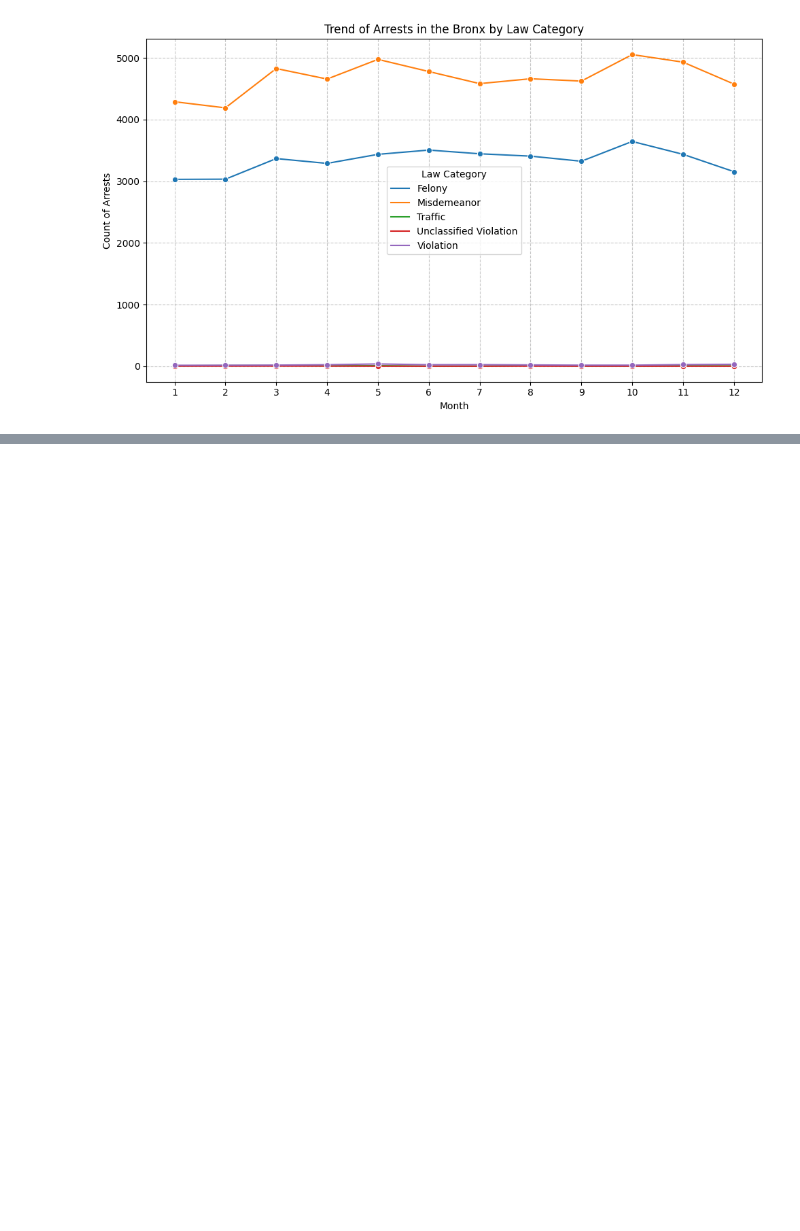
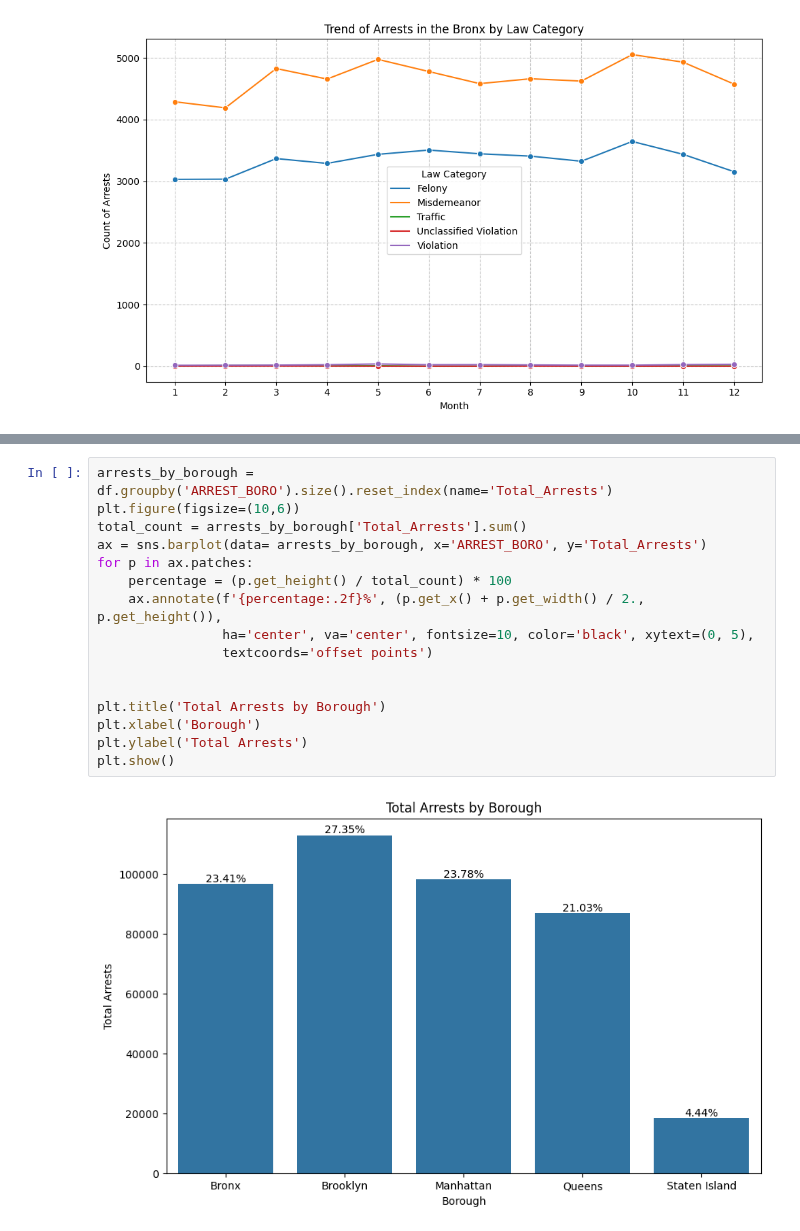
Before and after one commit to CarlosGG18/NYPD-Arrest-Analysis, a Jupyter notebook: EDA.ipynb, the cells around one changed output, grey strips where cells are left out. Saved outputs shown, nothing was run; the diff lists cells and outputs as text; blank space fills up the shorter version.

Commit message:
Arrests by borough

```diff
--- a/EDA.ipynb
+++ b/EDA.ipynb
@@ -156,3 +158,21 @@ plt.tight_layout()
 plt.show()
 # %% [output]
 [figure]
+# %%
+arrests_by_borough = df.groupby('ARREST_BORO').size().reset_index(name='Total_Arrests')
+plt.figure(figsize=(10,6))
+total_count = arrests_by_borough['Total_Arrests'].sum()
+ax = sns.barplot(data= arrests_by_borough, x='ARREST_BORO', y='Total_Arrests')
+for p in ax.patches:
+    percentage = (p.get_height() / total_count) * 100
+    ax.annotate(f'{percentage:.2f}%', (p.get_x() + p.get_width() / 2., p.get_height()),
+                ha='center', va='center', fontsize=10, color='black', xytext=(0, 5),
+                textcoords='offset points')
+
+
+plt.title('Total Arrests by Borough')
+plt.xlabel('Borough')
+plt.ylabel('Total Arrests')
+plt.show()
+# %% [output]
+[figure, added]
```
Also changed, not shown: parts of 3 cells of this notebook.
